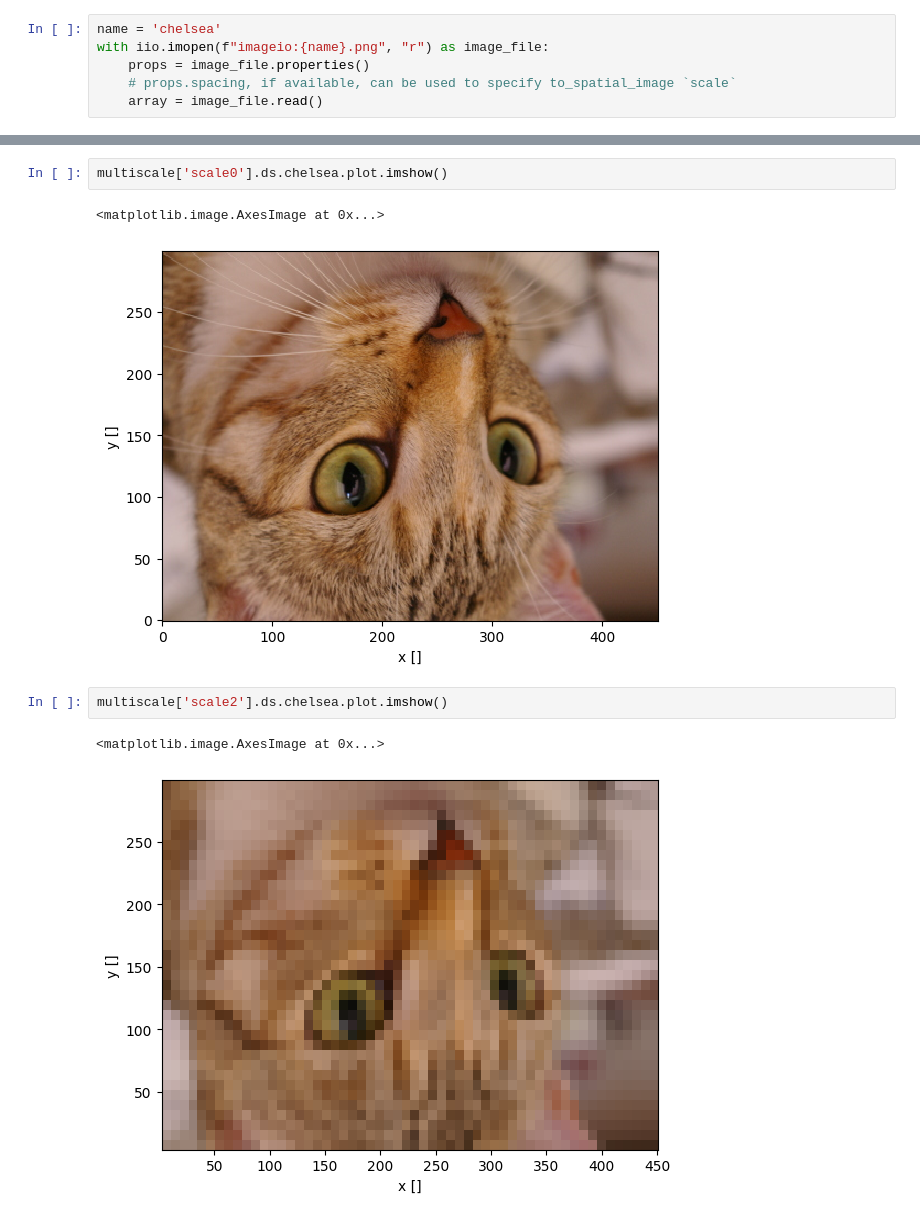
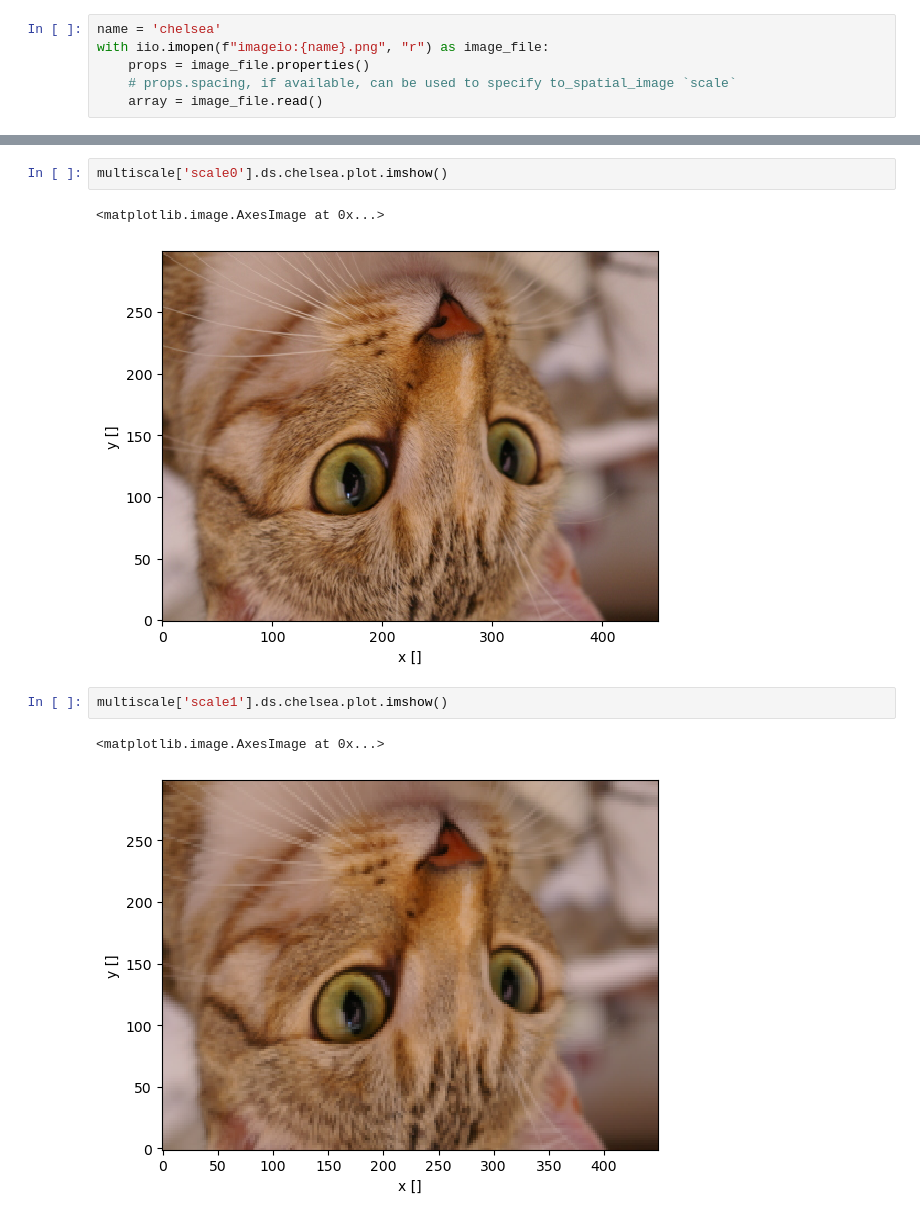
Before and after one commit to spatial-image/multiscale-spatial-image, a Jupyter notebook: examples/ConvertImageioImageResource.ipynb, the cells around one changed output, grey strips where cells are left out. Cells and saved outputs as stored; diff of their text form.

```diff
--- a/examples/ConvertImageioImageResource.ipynb
+++ b/examples/ConvertImageioImageResource.ipynb
@@ -58,10 +60,10 @@ DataTree('None', parent=None)
-# %%
-multiscale['scale0'].ds.chelsea.plot.imshow()
-# %% [output]
-<matplotlib.image.AxesImage at 0x...>
-[figure, removed]
 # %%
-multiscale['scale2'].ds.chelsea.plot.imshow()
+multiscale['scale0'].ds.chelsea.plot.imshow()
 # %% [output]
 <matplotlib.image.AxesImage at 0x...>
-[figure, old version]
+[figure, new version]
+# %%
+multiscale['scale1'].ds.chelsea.plot.imshow()
+# %% [output]
+<matplotlib.image.AxesImage at 0x...>
+[figure, added]
```
Also changed, not shown: parts of 5 cells of this notebook.
